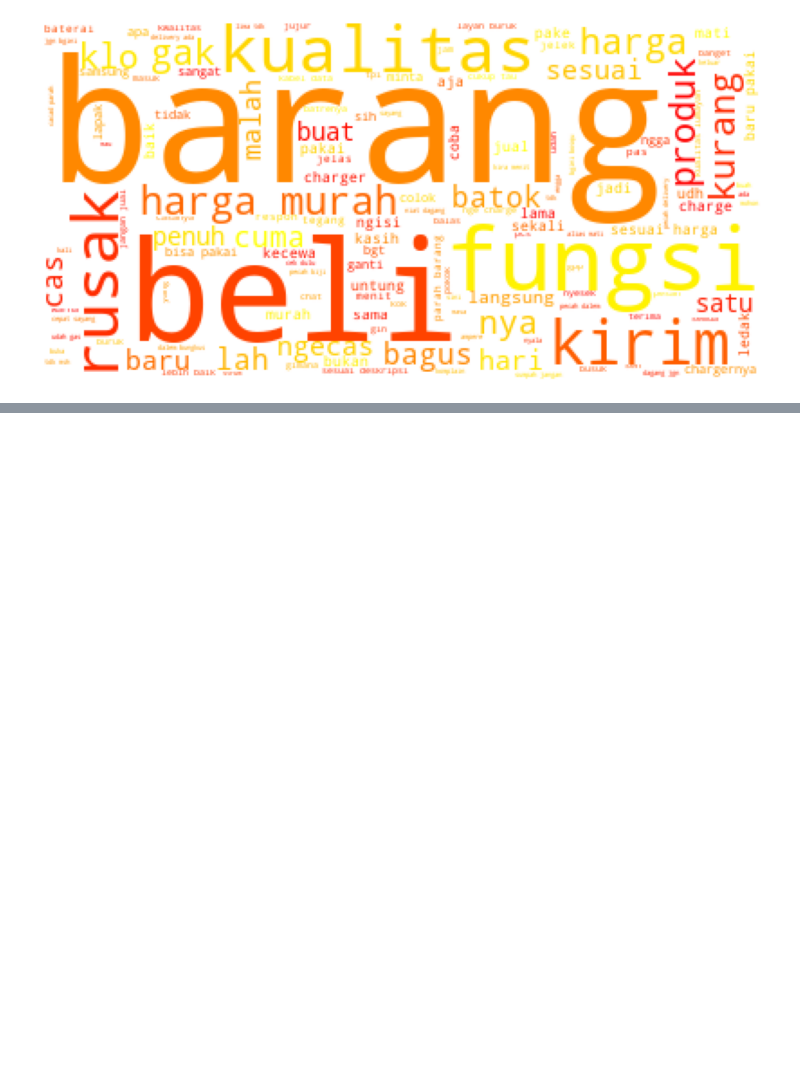
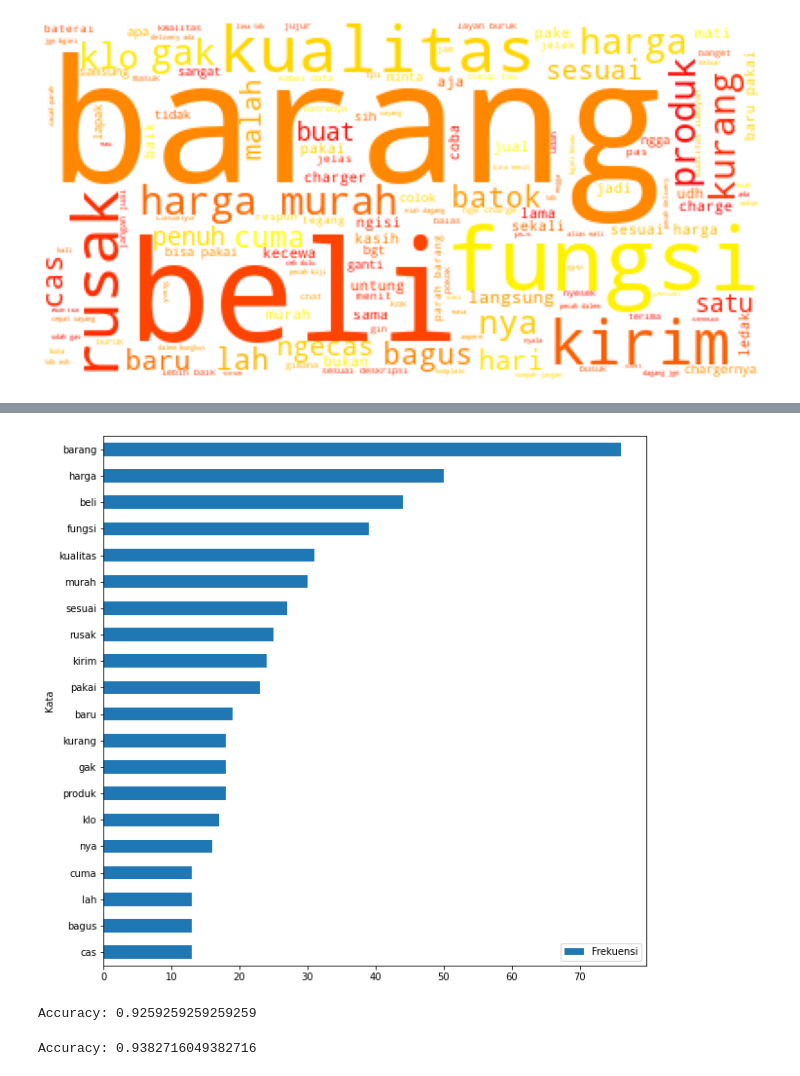
Before and after one commit to anisaiue/Data-Product_Final-Task-Bootcamp-QTI, a Jupyter notebook: Sentimen Analysis.ipynb, the cells around one changed output, grey strips where cells are left out. Drawn from its saved outputs; the diff is of its cells as text; code cells hidden in the pictures; blank space fills up the shorter version.

```diff
--- a/Sentimen Analysis.ipynb
+++ b/Sentimen Analysis.ipynb
@@ -172 +175,9 @@ frekuensi_kata.sort_values(by='Frekuensi', ascending=True).plot.barh(x='Kata', y
+# %%
+hasil_tokenisasi = word_tokenize(teks_negatif)
+frekuensi_kata = list(FreqDist([hasil.lower() for hasil in hasil_tokenisasi]).items())
+frekuensi_kata = pd.DataFrame(frekuensi_kata, columns=['Kata', 'Frekuensi'])
+orderfreqN = frekuensi_kata.sort_values(by='Frekuensi', ascending=False)
+orderfreqN.iloc[:20].sort_values(by='Frekuensi', ascending=True).plot.barh(x='Kata', y='Frekuensi', figsize=(10,10));
+# %% [output]
+[figure, added]
 # %%
@@ -180,0 +203,28 @@ sentences_train, sentences_test, y_train, y_test = train_test_split(sentences, y
+# %%
+from sklearn.linear_model import LogisticRegression
+
+# inisiasi model Regresi Logistik
+classifier = LogisticRegression()
+
+# train model
+classifier.fit(x_train, y_train)
+
+# cek akurasi
+score = classifier.score(x_test, y_test)
+print("Accuracy:", score)
+# %% [output]
+Accuracy: 0.9259259259259259
+# %%
+from sklearn.ensemble import RandomForestClassifier
+
+# inisiasi model Regresi Logistik
+classifier = RandomForestClassifier()
+
+# train model
+classifier.fit(x_train, y_train)
+
+# cek akurasi
+score = classifier.score(x_test, y_test)
+print("Accuracy:", score)
+# %% [output]
+Accuracy: 0.9382716049382716
```
Also changed, not shown: parts of 4 cells of this notebook, 1 other file.
